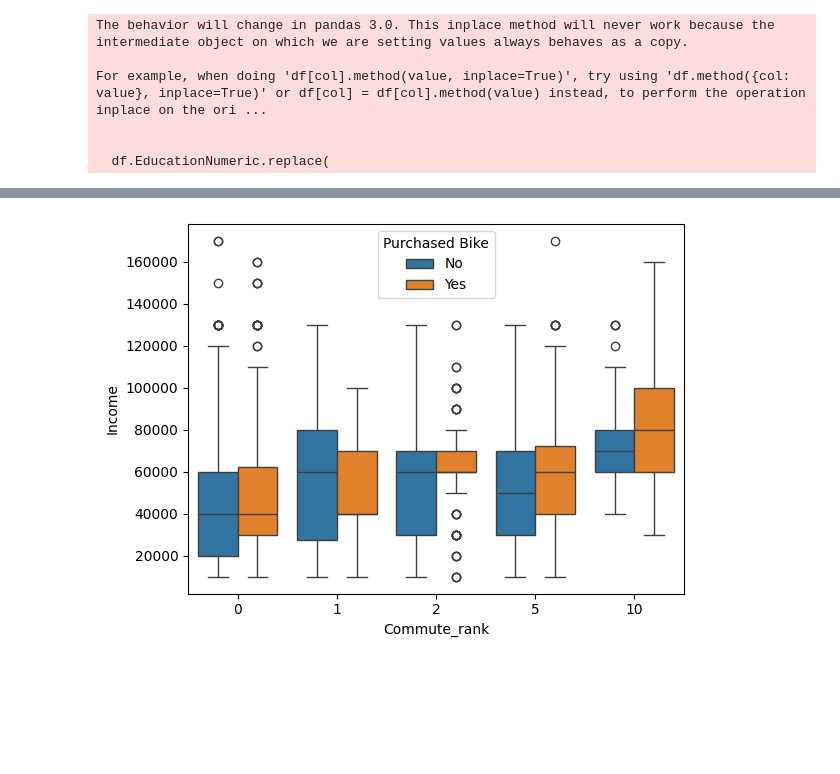
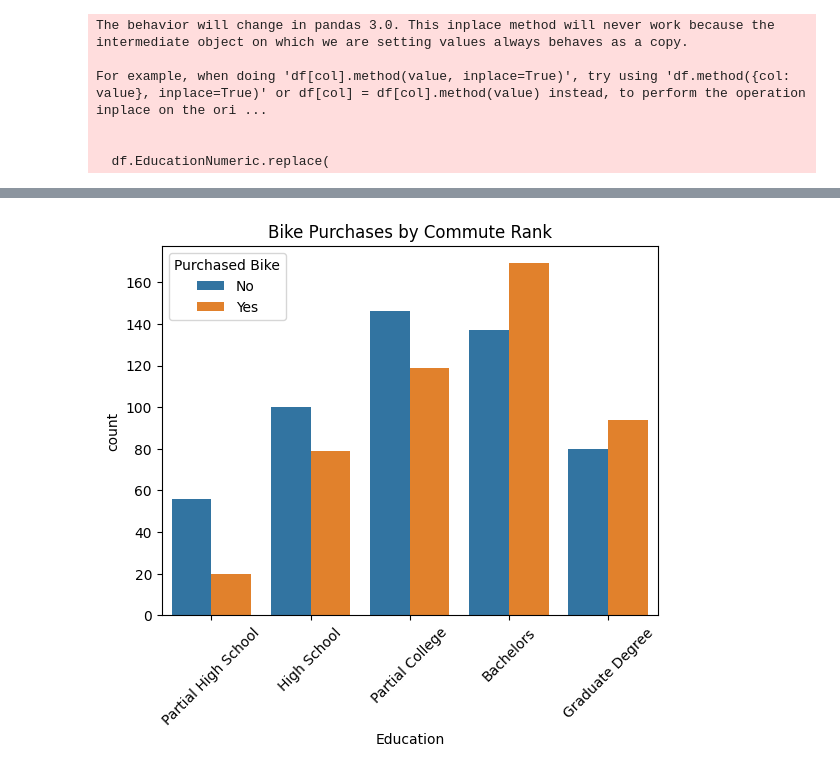
Before and after one commit to lewinskie254/eda, a Jupyter notebook: Anova_Link_2.ipynb, the cells around one changed output, grey strips where cells are left out. Saved outputs shown, nothing was run; the diff lists cells and outputs as text; code cells hidden in the pictures; blank space fills up the shorter version.

```diff
--- a/Anova_Link_2.ipynb
+++ b/Anova_Link_2.ipynb
@@ -85,10 +105,7 @@ sns.barplot(
-# %%
-#box plot
-sns.boxplot(
-    data=df,
-    x='Commute_rank',
-    y='Income',
-    hue='Purchased Bike',
-);
-# %% [output]
-[figure, removed]
+# %%
+viz = sns.countplot(data=df, x='Education', hue='Purchased Bike', order=['Partial High School', 'High School', 'Partial College','Bachelors', 'Graduate Degree']);
+viz.set_xticklabels(viz.get_xticklabels(), rotation=45);  # rotate by 45 degrees
+plt.title("Bike Purchases by Commute Rank")
+plt.show()
+# %% [output]
+[figure, added]
```
Also changed, not shown: parts of 4 cells of this notebook.
